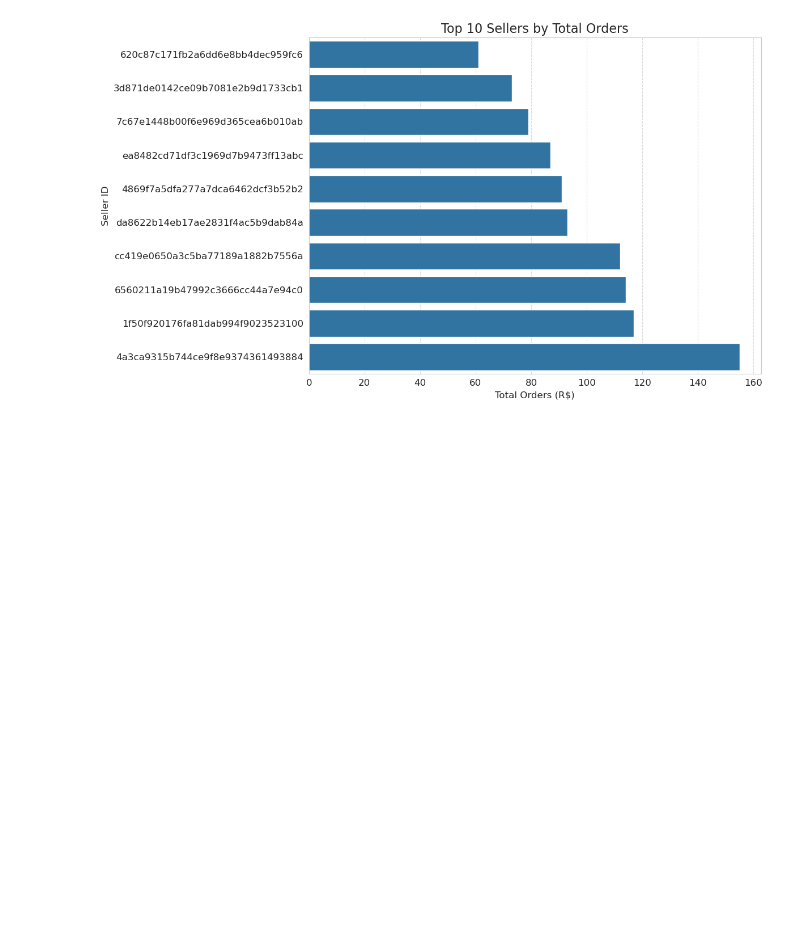
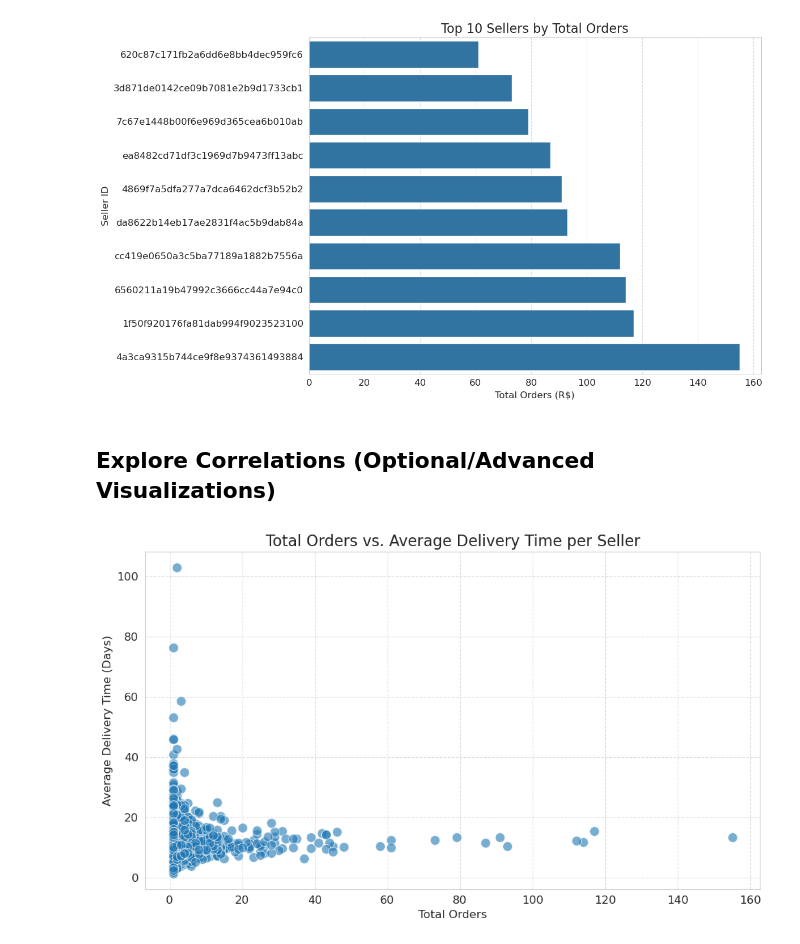
Before and after one commit to RizkiRdm/Olist-E-commerce-Performance-Analysis, a Jupyter notebook: notebooks/seller_analysis.ipynb, the cells around one changed output. Cells and saved outputs as stored; diff of their text form; code cells hidden in the pictures; blank space fills up the shorter version.

Commit message:
chore: Visualize correlations between seller performance metrics

```diff
--- a/notebooks/seller_analysis.ipynb
+++ b/notebooks/seller_analysis.ipynb
@@ -128,3 +128,20 @@ plt.savefig("top_10_sellers_orders.png")
 plt.show()
 # %% [output]
 [figure]
+# %% [markdown]
+## Explore Correlations (Optional/Advanced Visualizations)
+# %%
+# Scatter plot: Total Orders vs. Average Delivery Time
+plt.figure(figsize=(10, 6))
+sns.scatterplot(
+    x="total_orders", y="avg_delivery_time", data=seller_summary, alpha=0.6, s=100
+)
+plt.title("Total Orders vs. Average Delivery Time per Seller", fontsize=16)
+plt.xlabel("Total Orders", fontsize=12)
+plt.ylabel("Average Delivery Time (Days)", fontsize=12)
+plt.grid(True, linestyle="--", alpha=0.6)
+plt.tight_layout()
+plt.savefig("orders_vs_delivery_time.png")
+plt.show()
+# %% [output]
+[figure, added]
```
Also changed, not shown: parts of 1 cell of this notebook, 2 other files.
